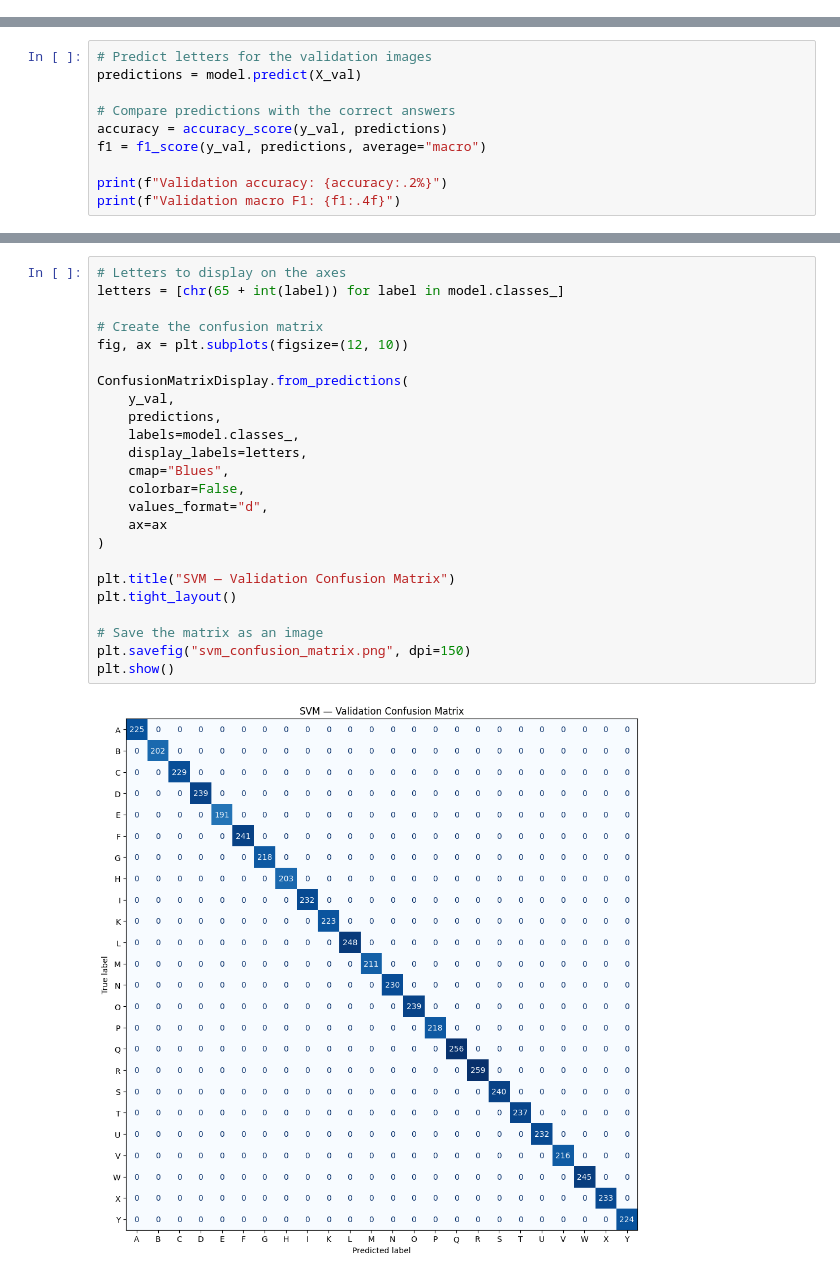
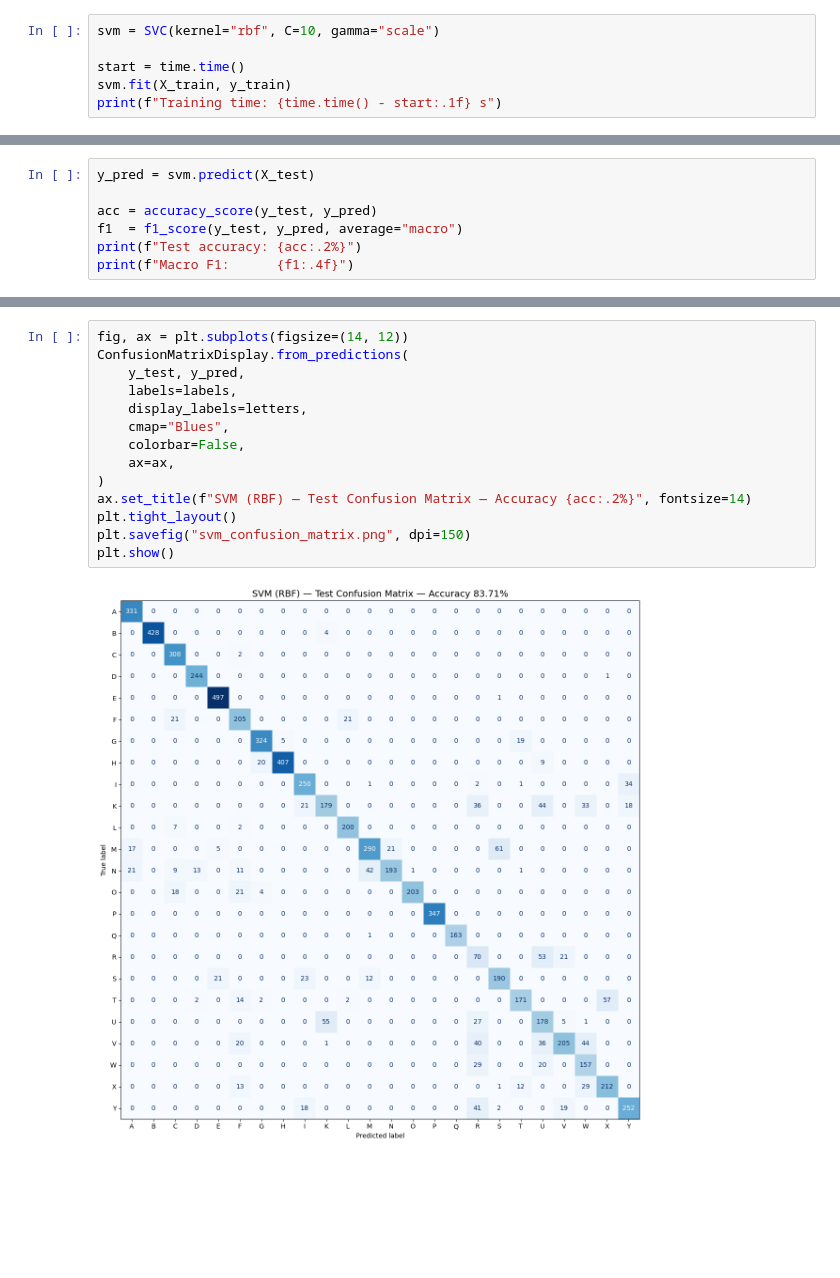
Before and after one commit to bdipesh3045/Data-Science-project-AI-Class-, a Jupyter notebook: palden/main1.ipynb, the cells around one changed output, grey strips where cells are left out. Drawn from its saved outputs; the diff is of its cells as text; blank space fills up the shorter version.

```diff
--- a/palden/main1.ipynb
+++ b/palden/main1.ipynb
@@ -80,0 +54,6 @@ Training finished!
+# %%
+svm = SVC(kernel="rbf", C=10, gamma="scale")
+
+start = time.time()
+svm.fit(X_train, y_train)
+print(f"Training time: {time.time() - start:.1f} s")
@@ -81,10 +62,7 @@ Training finished!
 # %%
-# Predict letters for the validation images
-predictions = model.predict(X_val)
+y_pred = svm.predict(X_test)
 
-# Compare predictions with the correct answers
-accuracy = accuracy_score(y_val, predictions)
-f1 = f1_score(y_val, predictions, average="macro")
-
-print(f"Validation accuracy: {accuracy:.2%}")
-print(f"Validation macro F1: {f1:.4f}")
+acc = accuracy_score(y_test, y_pred)
+f1  = f1_score(y_test, y_pred, average="macro")
+print(f"Test accuracy: {acc:.2%}")
+print(f"Macro F1:      {f1:.4f}")
@@ -91,26 +72,16 @@ print(f"Validation macro F1: {f1:.4f}")
 # %%
-# Letters to display on the axes
-letters = [chr(65 + int(label)) for label in model.classes_]
-
-# Create the confusion matrix
-fig, ax = plt.subplots(figsize=(12, 10))
-
+fig, ax = plt.subplots(figsize=(14, 12))
 ConfusionMatrixDisplay.from_predictions(
-    y_val,
-    predictions,
-    labels=model.classes_,
+    y_test, y_pred,
+    labels=labels,
     display_labels=letters,
     cmap="Blues",
     colorbar=False,
-    values_format="d",
-    ax=ax
+    ax=ax,
 )
-
-plt.title("SVM — Validation Confusion Matrix")
+ax.set_title(f"SVM (RBF) — Test Confusion Matrix — Accuracy {acc:.2%}", fontsize=14)
 plt.tight_layout()
-
-# Save the matrix as an image
 plt.savefig("svm_confusion_matrix.png", dpi=150)
 plt.show()
 # %% [output]
-[figure, old version]
+[figure, new version]
```
Also changed, not shown: parts of 10 cells of this notebook.
